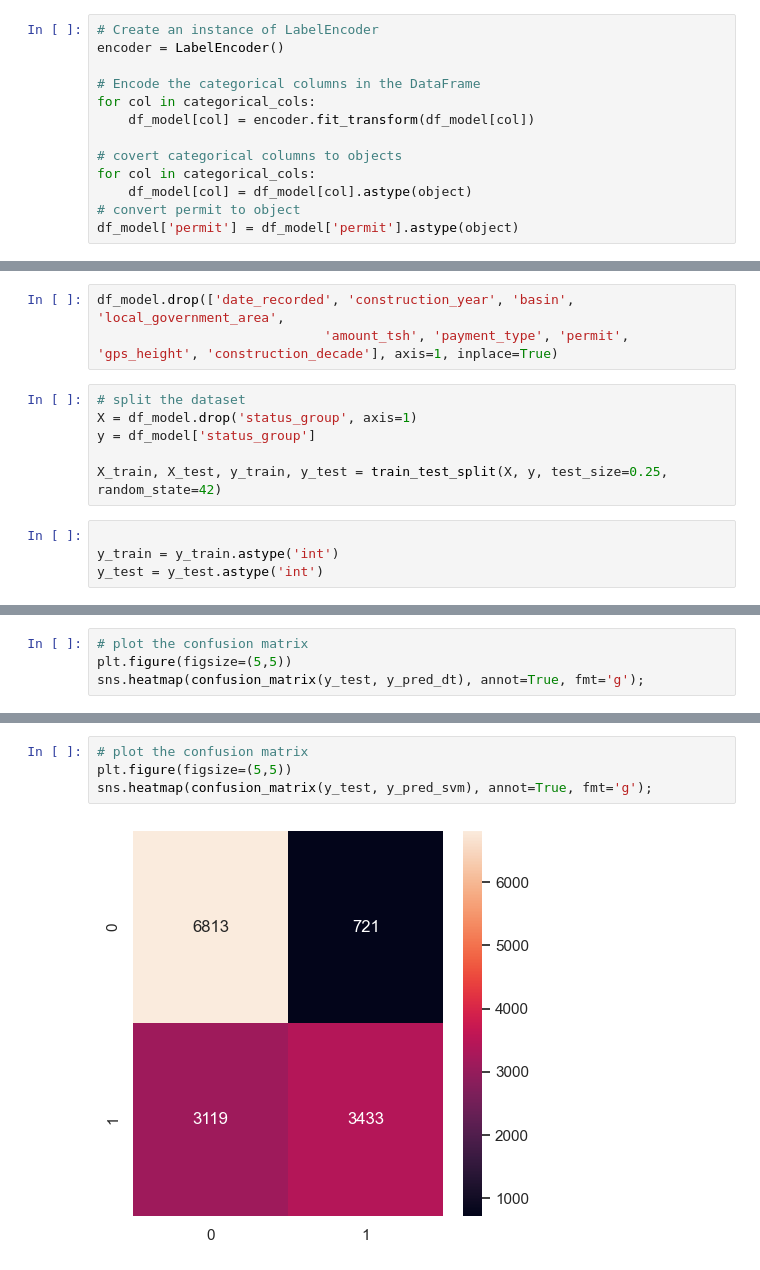
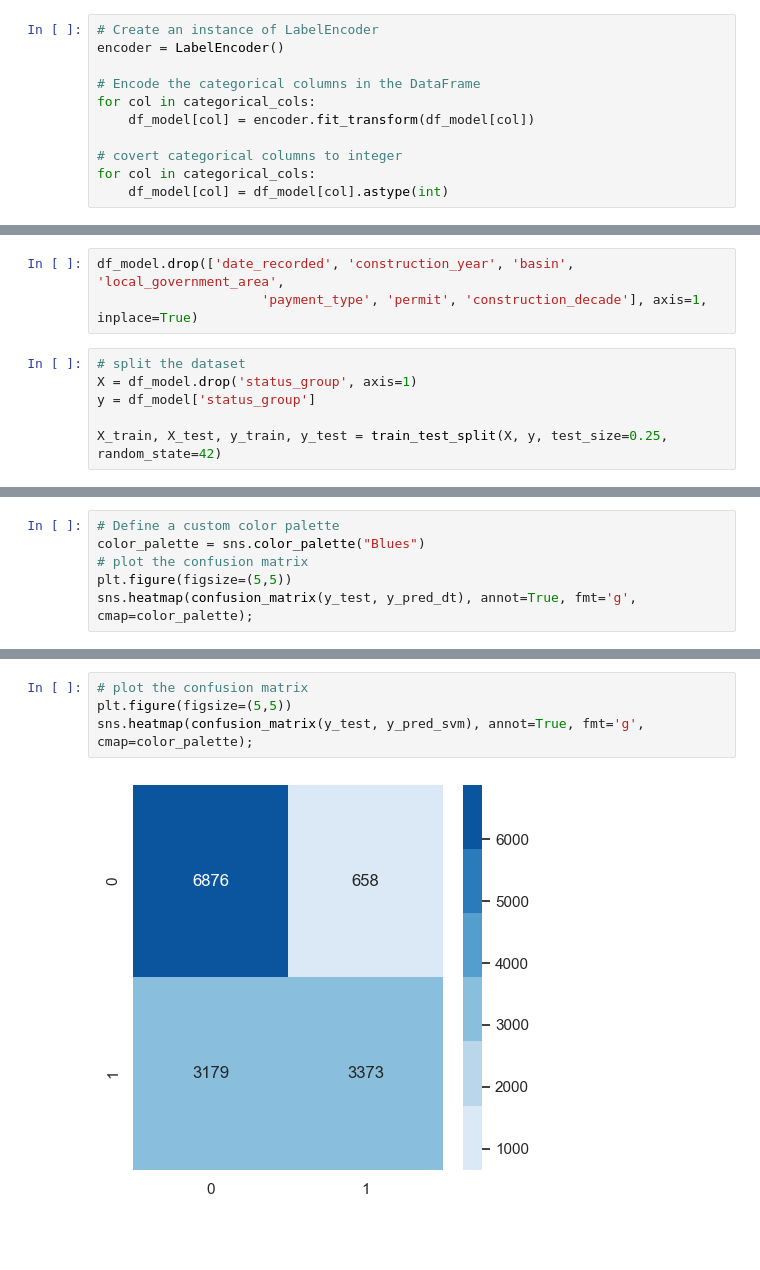
Before and after one commit to kanevundi/Tanzania-Wells-Prediction-Project, a Jupyter notebook: Modeling.ipynb, the cells around one changed output, grey strips where cells are left out. Drawn from its saved outputs; the diff is of its cells as text; blank space fills up the shorter version.

```diff
--- a/Modeling.ipynb
+++ b/Modeling.ipynb
@@ -54,11 +53,9 @@ encoder = LabelEncoder()
 for col in categorical_cols:
     df_model[col] = encoder.fit_transform(df_model[col])
 
-# covert categorical columns to objects
+# covert categorical columns to integer
 for col in categorical_cols:
-    df_model[col] = df_model[col].astype(object)
-# convert permit to object
-df_model['permit'] = df_model['permit'].astype(object)
+    df_model[col] = df_model[col].astype(int)
 # %%
 df_model.head()
 # %% [output]
@@ -70,14 +67,10 @@ df_model.head()
 | 4 | 0.0 | 2011-07-13 | 0 | Lake Victoria | 4 | Karagwe | 0 | True | ... |
 # %%
 df_model.drop(['date_recorded', 'construction_year', 'basin', 'local_government_area',
-                             'amount_tsh', 'payment_type', 'permit', 'gps_height', 'construction_decade'], axis=1, inplace=True)
+                     'payment_type', 'permit', 'construction_decade'], axis=1, inplace=True)
 # %%
 # split the dataset
 X = df_model.drop('status_group', axis=1)
 y = df_model['status_group']
 
 X_train, X_test, y_train, y_test = train_test_split(X, y, test_size=0.25, random_state=42)
-# %%
-
-y_train = y_train.astype('int')
-y_test = y_test.astype('int')
@@ -152,5 +166,7 @@ weighted avg       0.76      0.76      0.75     14086
 # %%
+# Define a custom color palette
+color_palette = sns.color_palette("Blues")
 # plot the confusion matrix
 plt.figure(figsize=(5,5))
-sns.heatmap(confusion_matrix(y_test, y_pred_dt), annot=True, fmt='g');
+sns.heatmap(confusion_matrix(y_test, y_pred_dt), annot=True, fmt='g', cmap=color_palette);
 # %% [output]
@@ -233,6 +235,6 @@ weighted avg       0.75      0.73      0.72     14086
 # %%
 # plot the confusion matrix
 plt.figure(figsize=(5,5))
-sns.heatmap(confusion_matrix(y_test, y_pred_svm), annot=True, fmt='g');
+sns.heatmap(confusion_matrix(y_test, y_pred_svm), annot=True, fmt='g', cmap=color_palette);
 # %% [output]
-[figure, old version]
+[figure, new version]
```
Also changed, not shown: parts of 45 cells of this notebook, 2 other files.
